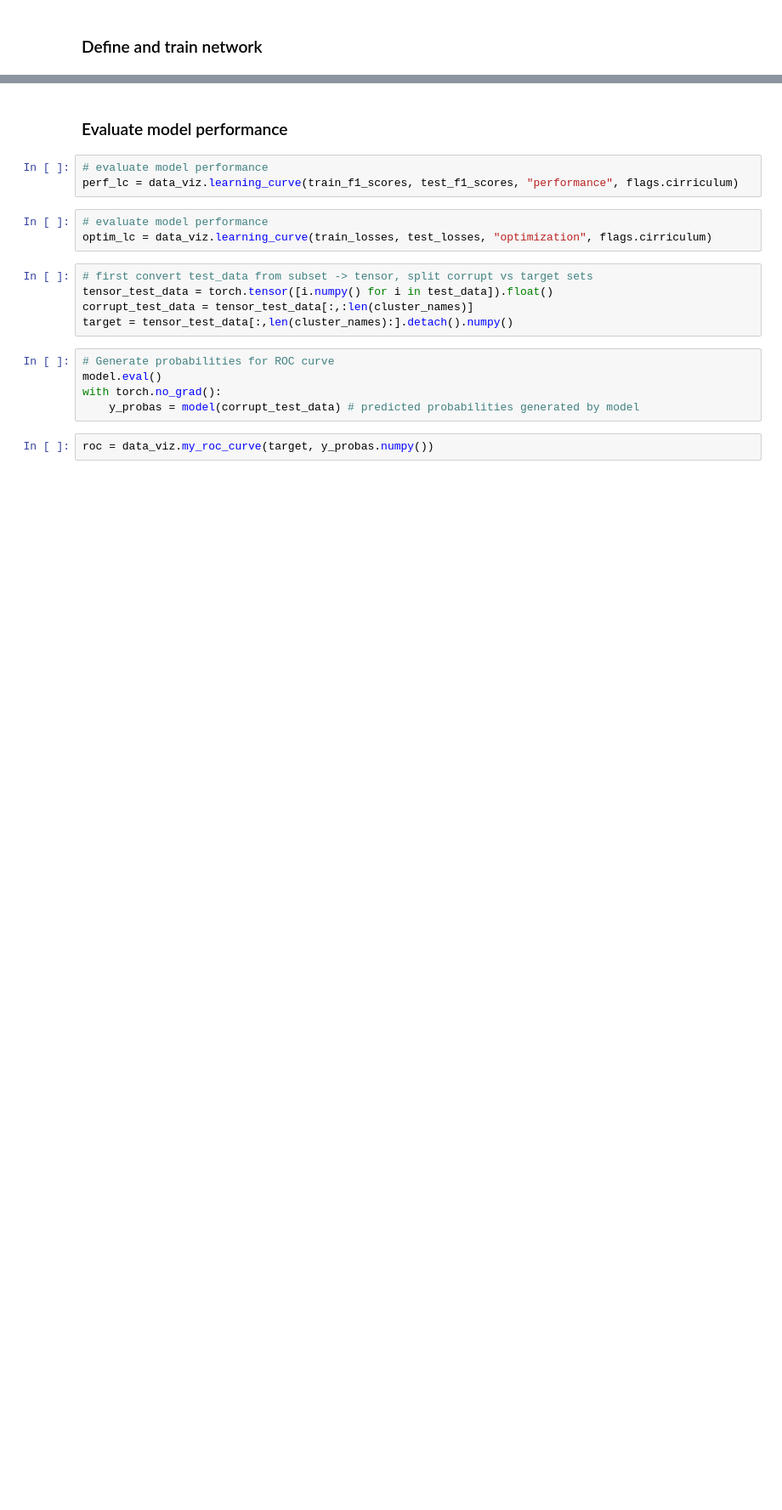
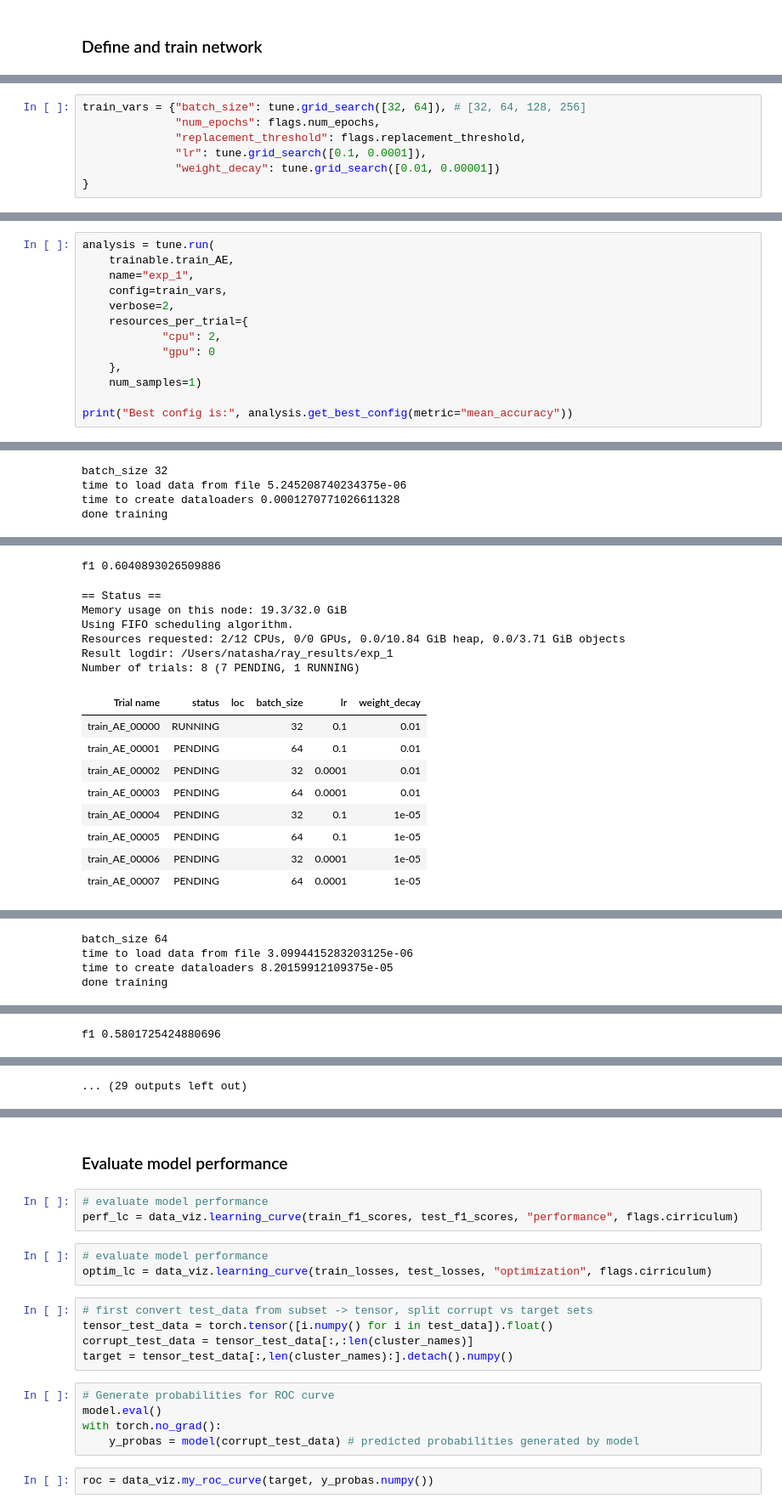
Before and after one commit to natasha-dudek/DeepGenomeVector, a Jupyter notebook: main.ipynb, the cells around one changed output, grey strips where cells are left out. Shown at 85% size. Cells and saved outputs as stored; diff of their text form; blank space fills up the shorter version.

```diff
--- a/main.ipynb
+++ b/main.ipynb
@@ -165,3 +179,10 @@ AutoEncoder(
   (d5): Linear(in_features=1766, out_features=3532, bias=True)
   (output_layer): Linear(in_features=3532, out_features=7065, bias=True)
 )
+# %%
+train_vars = {"batch_size": tune.grid_search([32, 64]), # [32, 64, 128, 256]
+              "num_epochs": flags.num_epochs,
+              "replacement_threshold": flags.replacement_threshold,
+              "lr": tune.grid_search([0.1, 0.0001]),
+              "weight_decay": tune.grid_search([0.01, 0.00001])
+}
@@ -167,0 +202,14 @@ AutoEncoder(
+# %%
+analysis = tune.run(
+    trainable.train_AE,
+    name="exp_1",
+    config=train_vars,
+    verbose=2,
+    resources_per_trial={
+            "cpu": 2,
+            "gpu": 0
+    },
+    num_samples=1)
+
+print("Best config is:", analysis.get_best_config(metric="mean_accuracy"))
+# %% [output]
@@ -167,0 +217,4 @@ AutoEncoder(
+batch_size 32
+time to load data from file 5.245208740234375e-06
+time to create dataloaders 0.0001270771026611328
+done training
@@ -167,0 +222,16 @@ AutoEncoder(
+f1 0.6040893026509886
+== Status ==
+Memory usage on this node: 19.3/32.0 GiB
+Using FIFO scheduling algorithm.
+Resources requested: 2/12 CPUs, 0/0 GPUs, 0.0/10.84 GiB heap, 0.0/3.71 GiB objects
+Result logdir: /Users/natasha/ray_results/exp_1
+Number of trials: 8 (7 PENDING, 1 RUNNING)
+| Trial name | status | loc | batch_size | lr | weight_decay |
+| train_AE_00000 | RUNNING |  | 32 | 0.1 | 0.01 |
+| train_AE_00001 | PENDING |  | 64 | 0.1 | 0.01 |
+| train_AE_00002 | PENDING |  | 32 | 0.0001 | 0.01 |
+| train_AE_00003 | PENDING |  | 64 | 0.0001 | 0.01 |
+| train_AE_00004 | PENDING |  | 32 | 0.1 | 1e-05 |
+| train_AE_00005 | PENDING |  | 64 | 0.1 | 1e-05 |
+| train_AE_00006 | PENDING |  | 32 | 0.0001 | 1e-05 |
+| train_AE_00007 | PENDING |  | 64 | 0.0001 | 1e-05 |
@@ -167,0 +239,4 @@ AutoEncoder(
+batch_size 64
+time to load data from file 3.0994415283203125e-06
+time to create dataloaders 8.20159912109375e-05
+done training
@@ -167,0 +244 @@ AutoEncoder(
+f1 0.5801725424880696
@@ -167,0 +260 @@ AutoEncoder(
+... (29 outputs left out)
```
Also changed, not shown: parts of 24 cells of this notebook, 5 other files.
